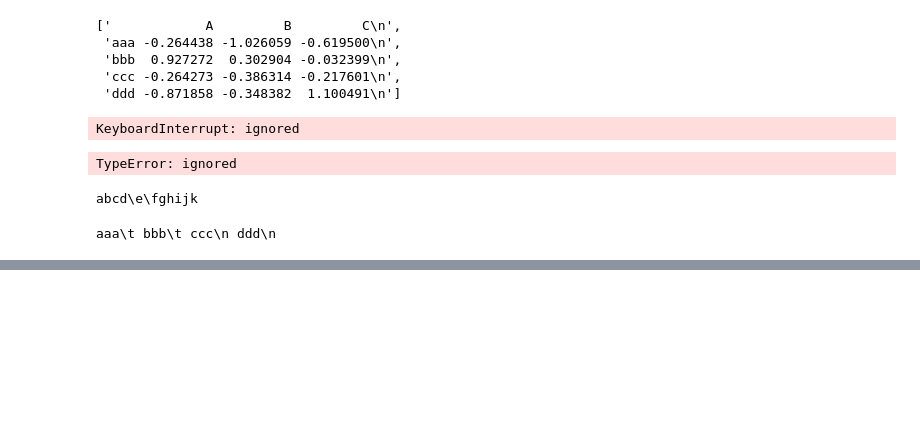
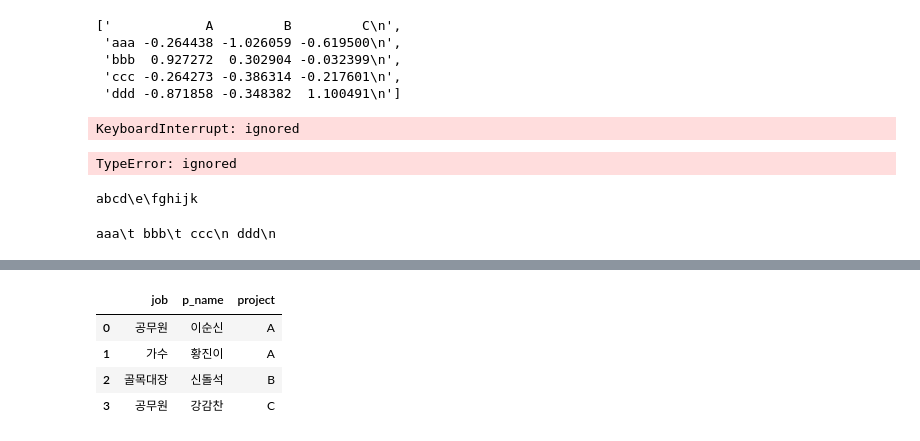
Before and after one commit to leesangh92/pandas, a Jupyter notebook: python_for_data_analysis.ipynb, the cells around one changed output, grey strips where cells are left out. Drawn from its saved outputs; the diff is of its cells as text; code cells hidden in the pictures; blank space fills up the shorter version.

```diff
--- a/python_for_data_analysis.ipynb
+++ b/python_for_data_analysis.ipynb
@@ -82,0 +96,13 @@ aaa\t bbb\t ccc\n ddd\n
+# %%
+d1 = pd.DataFrame({'name' : ['이순신', '황진이', '신돌석', '강감찬'],
+                    'job' : ['공무원', '가수', '골목대장', '공무원']})
+d2 = pd.DataFrame({'p_name' : ['이순신', '황진이', '신돌석', '강감찬'],
+                    'project' : ['A', 'A', 'B', 'C']})
+# %%
+pd.merge(d1, d2, left_on = 'name', right_on = 'p_name').drop('name', axis = 1)
+# %% [output]
+|  | job | p_name | project |
+| 0 | 공무원 | 이순신 | A |
+| 1 | 가수 | 황진이 | A |
+| 2 | 골목대장 | 신돌석 | B |
+| 3 | 공무원 | 강감찬 | C |
```
Also changed, not shown: parts of 6 cells of this notebook.
